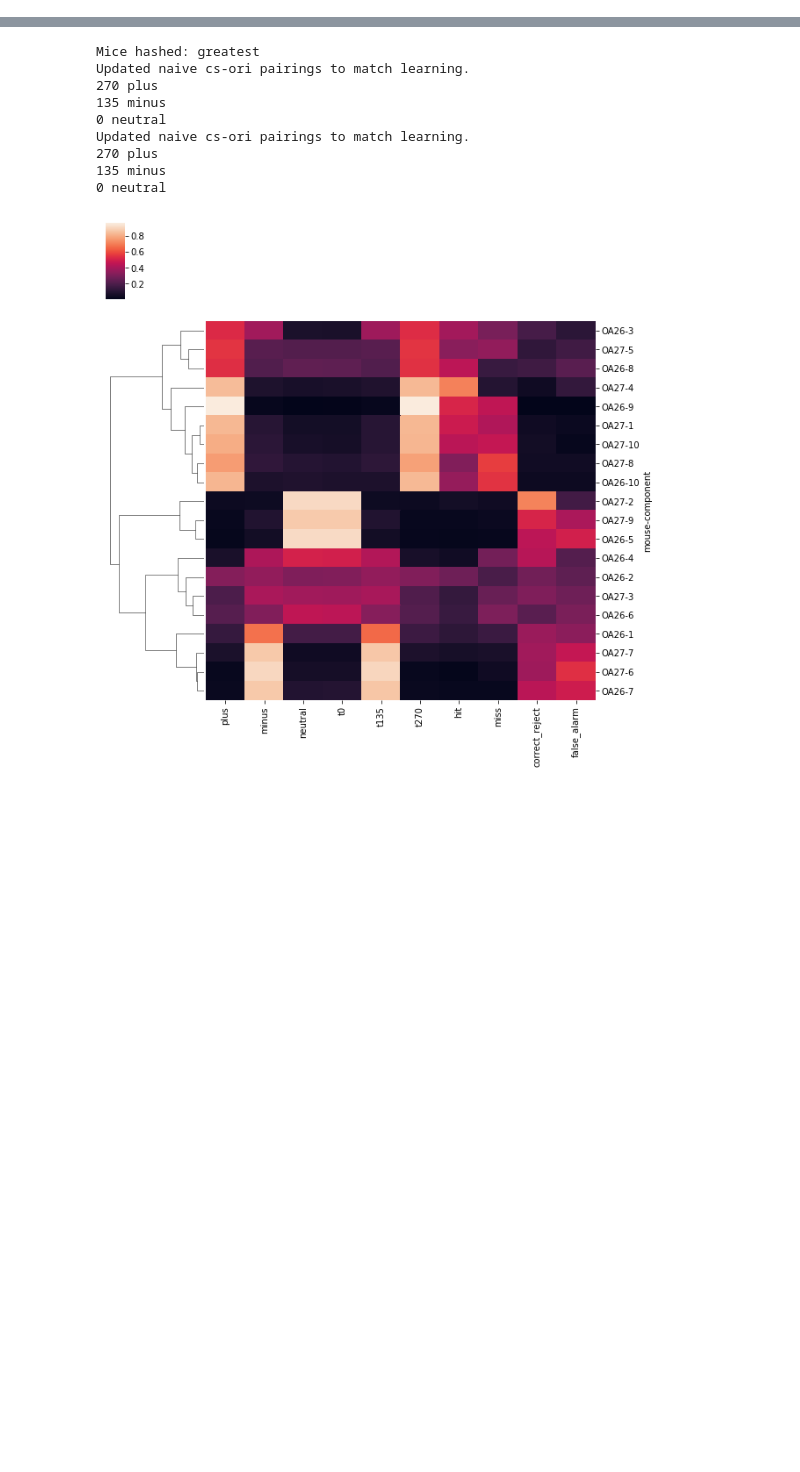
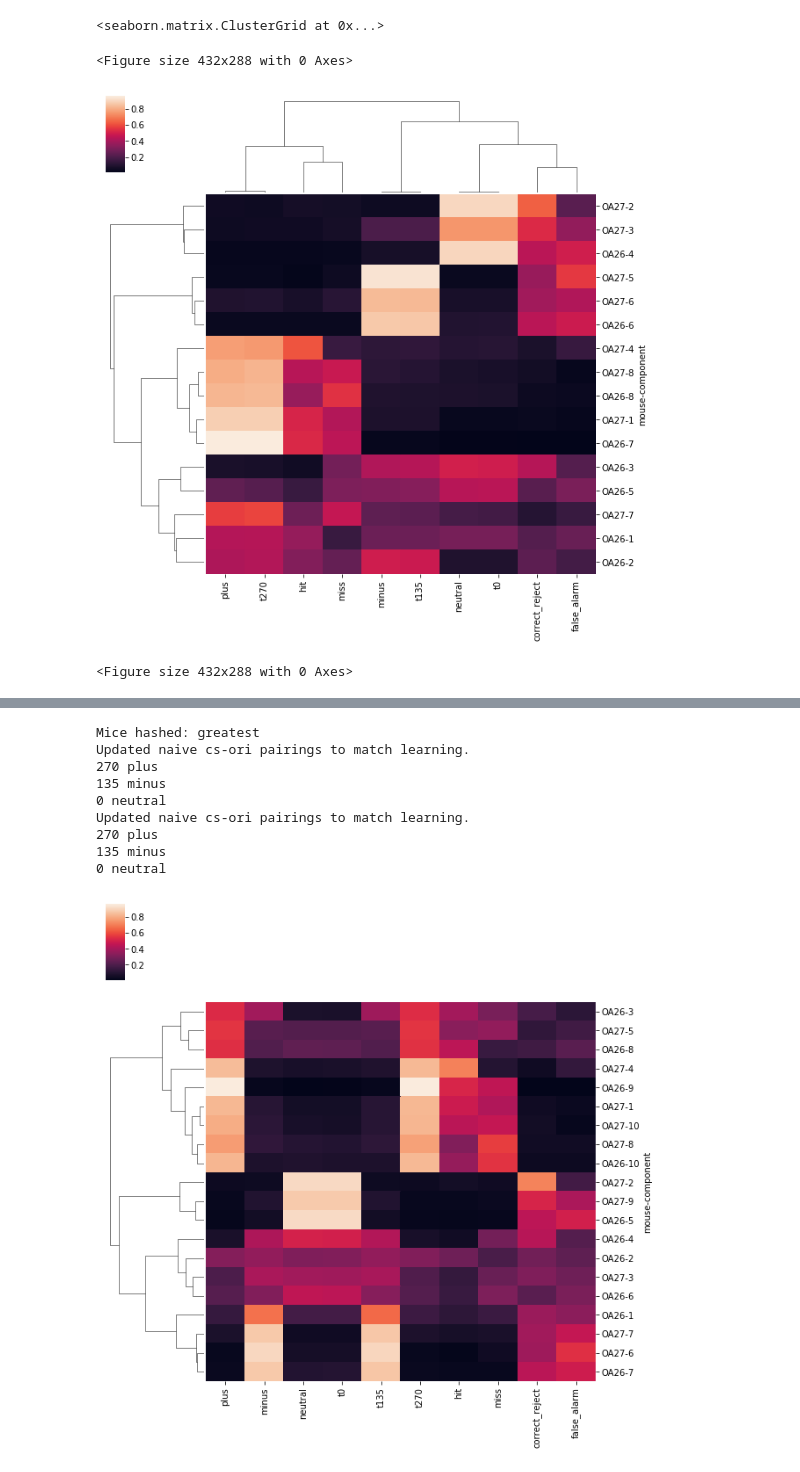
Before and after one commit to klmcguir/cascade, a Jupyter notebook: jupyter notebooks/stitching/Clustering across mice.ipynb, the cells around one changed output, grey strips where cells are left out. Saved outputs shown, nothing was run; the diff lists cells and outputs as text; code cells hidden in the pictures; blank space fills up the shorter version.

Commit message:
forgot indexer in var _bycells, initial commit for clustering across mice

```diff
--- a/jupyter notebooks/stitching/Clustering across mice.ipynb
+++ b/jupyter notebooks/stitching/Clustering across mice.ipynb
@@ -13,3 +13,8 @@ from copy import deepcopy
 from cascade import tca
 from cascade import paths
 from cascade import utils
+# %%
+import cascade as cas
+import seaborn as sns
+import matplotlib.pyplot as plt
+a,b = cas.cluster.trial_factors_across_mice(rank_num=8)
@@ -15,0 +31,10 @@ from cascade import utils
+# %%
+plt.figure()
+sns.clustermap(a)
+plt.figure()
+sns.clustermap(b, col_cluster=False)
+# %% [output]
+<seaborn.matrix.ClusterGrid at 0x...>
+<Figure size 432x288 with 0 Axes>
+[figure, added]
+<Figure size 432x288 with 0 Axes>
```
Also changed, not shown: parts of 3 cells of this notebook, 2 other files.
